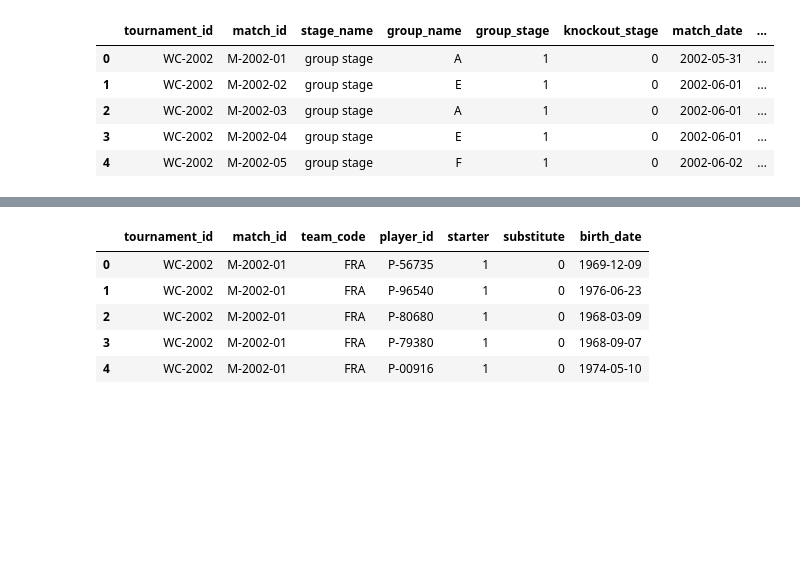
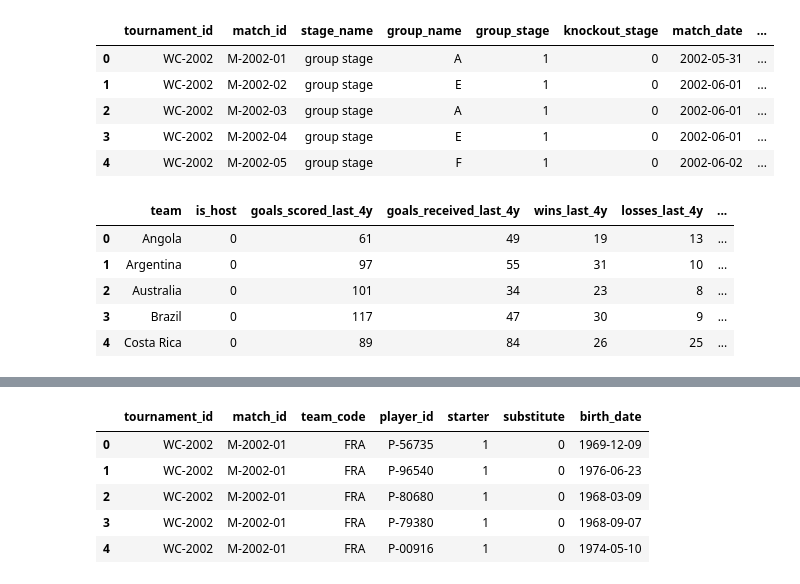
Before and after one commit to tonyinarula/World-Cup-2026-Predictive-Analysis, a Jupyter notebook: analysis.ipynb, the cells around one changed output, grey strips where cells are left out. Saved outputs shown, nothing was run; the diff lists cells and outputs as text; code cells hidden in the pictures; blank space fills up the shorter version.

```diff
--- a/analysis.ipynb
+++ b/analysis.ipynb
@@ -568,6 +568,15 @@ match_table.head()
 | 2 | WC-2002 | M-2002-03 | group stage | A | 1 | 0 | 2002-06-01 | ... |
 | 3 | WC-2002 | M-2002-04 | group stage | E | 1 | 0 | 2002-06-01 | ... |
 | 4 | WC-2002 | M-2002-05 | group stage | F | 1 | 0 | 2002-06-02 | ... |
+# %%
+kaggle_clean.head()
+# %% [output]
+|  | team | is_host | goals_scored_last_4y | goals_received_last_4y | wins_last_4y | losses_last_4y | ... |
+| 0 | Angola | 0 | 61 | 49 | 19 | 13 | ... |
+| 1 | Argentina | 0 | 97 | 55 | 31 | 10 | ... |
+| 2 | Australia | 0 | 101 | 34 | 23 | 8 | ... |
+| 3 | Brazil | 0 | 117 | 47 | 30 | 9 | ... |
+| 4 | Costa Rica | 0 | 89 | 84 | 26 | 25 | ... |
 # %%
 match_table = (match_table
     .merge(
```
Also changed, not shown: parts of 21 cells of this notebook.
